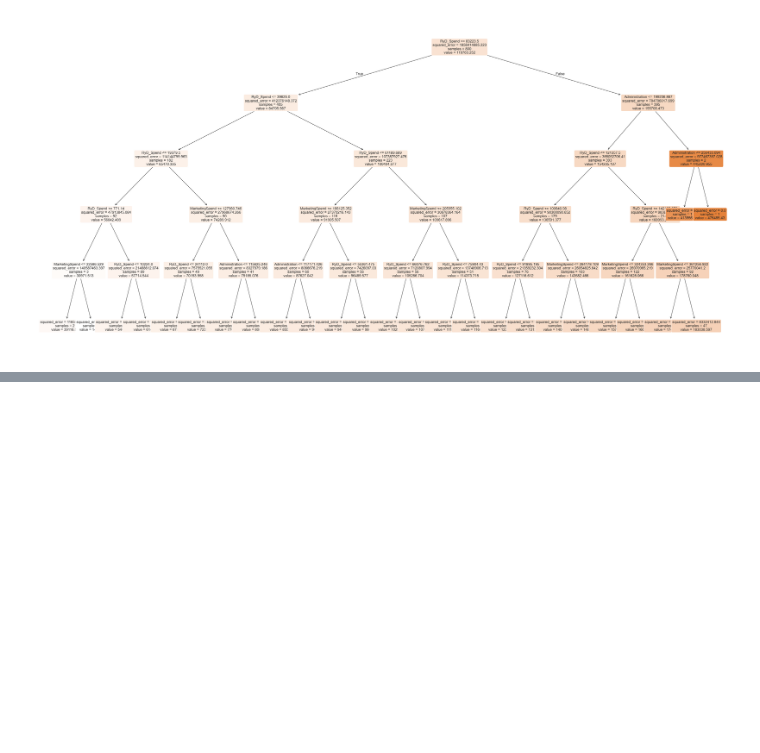
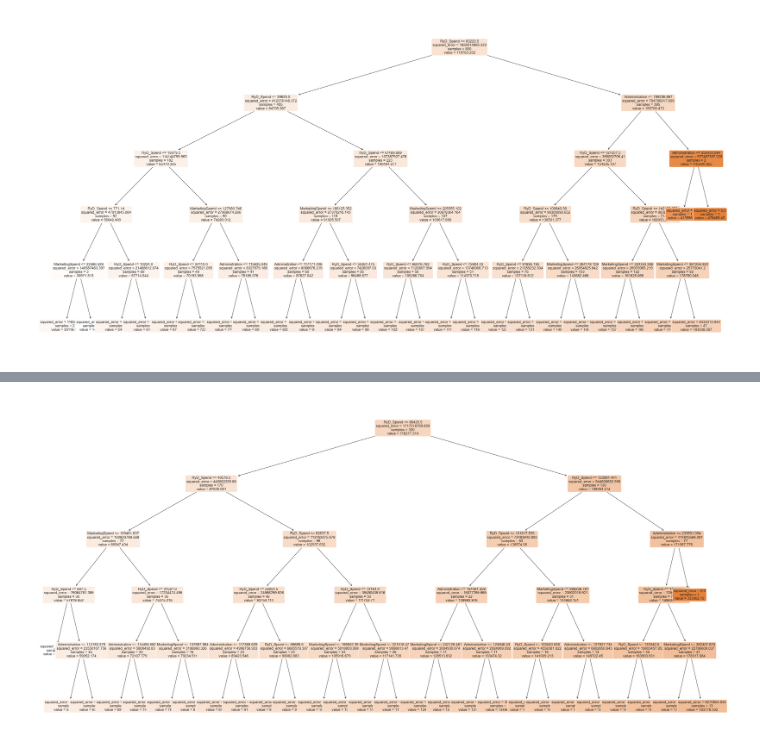
Before and after one commit to Fabrote/Classification-and-Regression-Trees, a Jupyter notebook: MD-TP2_TAPIA-PALACIO.ipynb, the cells around one changed output, grey strips where cells are left out. Cells and saved outputs as stored; diff of their text form; code cells hidden in the pictures; blank space fills up the shorter version.

```diff
--- a/MD-TP2_TAPIA-PALACIO.ipynb
+++ b/MD-TP2_TAPIA-PALACIO.ipynb
@@ -362,0 +497,7 @@ plt.show()
+# %%
+plt.figure(figsize=(40,20))
+plot_tree(tree_reg_2, feature_names=vars_names, fontsize=12, filled=True,
+               rounded=True)
+plt.show()
+# %% [output]
+[figure, added]
```
Also changed, not shown: parts of 19 cells of this notebook, 3 other files.
